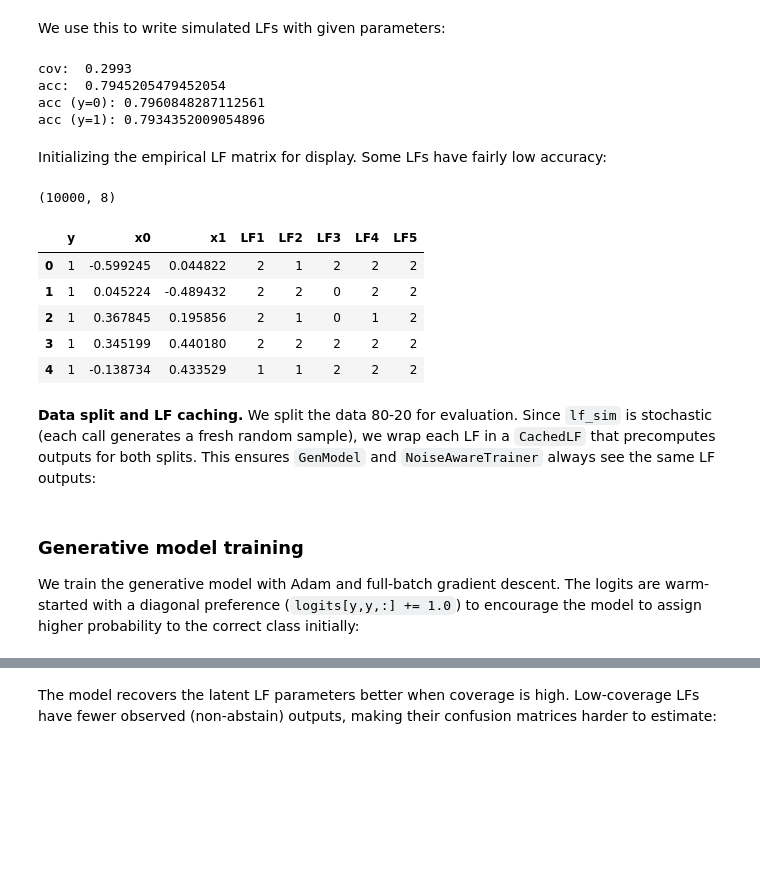
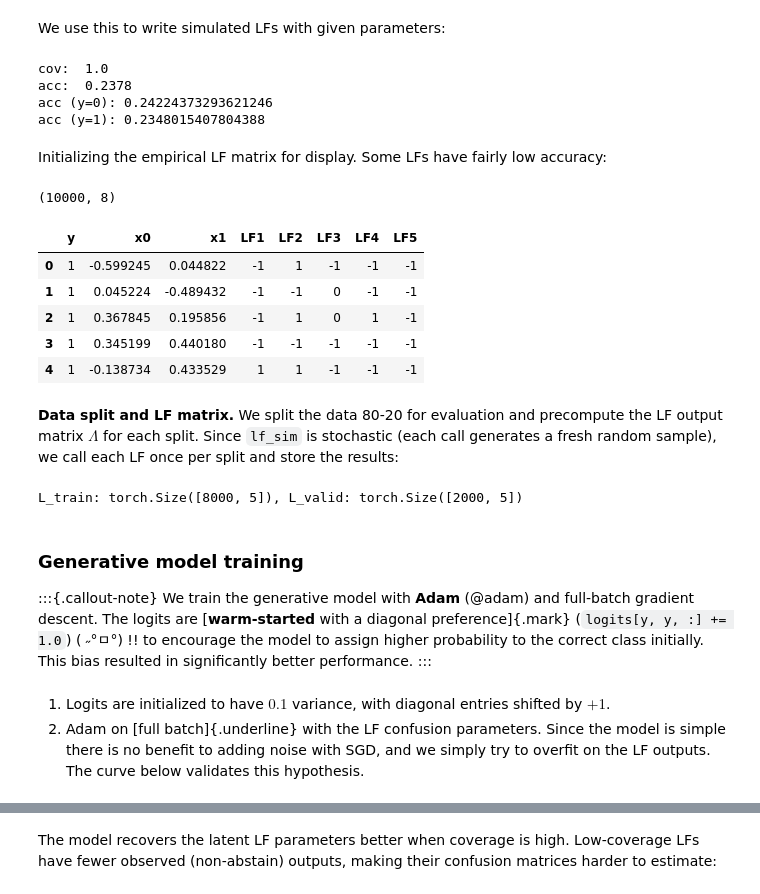
Before and after one commit to particle1331/ai-notebooks, a Jupyter notebook: notebooks/tooling/10-weak-supervision.ipynb, the cells around one changed output, grey strips where cells are left out. Saved outputs shown, nothing was run; the diff lists cells and outputs as text; code cells hidden in the pictures; blank space fills up the shorter version.

Commit message:
Remove caching

```diff
--- a/notebooks/tooling/10-weak-supervision.ipynb
+++ b/notebooks/tooling/10-weak-supervision.ipynb
@@ -211,27 +227,23 @@ torch.manual_seed(1)
 K = 2  # number of classes
 n = 4  # number of LFs
 
-# Example LF output matrix: values in {0, 1, ..., K} where K = abstain
-L = torch.tensor([
-    [0, K,  1,  1],
-    [1, 0,  0,  K],
-])
-
 # Confusion matrix logits: shape (K, K, n) — non-abstain entries
 # C_logits[y, k, j] is the unnormalized log-weight for P(λ_j = k | Y = y)
 C_logits = torch.randn(K, K, n)
 
 # Convert to probabilities via softmax-like normalization
-# For each (y, j): we have K logits for classes 0..K-1
-# p_class[y, k, j] = exp(logit) / (1 + sum(exp(logits)))  — abstain gets the residual
-exp_logits = torch.exp(C_logits)                    # (K, K, n)
-denom = 1 + exp_logits.sum(dim=1, keepdim=True)     # (K, 1, n)
-p_class = exp_logits / denom                         # (K, K, n) — P(λ=k | y) for k in {0,...,K-1}
-p_abstain = 1.0 / denom                             # (K, 1, n) — P(λ=K | y)
+# For each (y, :, j) we have K logits for classes 0...K-1
+exp_logits = torch.exp(C_logits)                      # (K, K, n)
+denom = 1.0 + exp_logits.sum(dim=1, keepdim=True)     # (K, 1, n)  exp(0) = 1 for abstain
+p_classes = exp_logits / denom                        # (K, K, n)  P(λ=k | y) for k in {0,...,K-1}
+p_abstain = 1.0 / denom                               # 1 for abstain entry
 
-# Full confusion matrix: (K, K+1, n) — columns: [class 0, ..., class K-1, abstain]
-C = torch.cat([p_class, p_abstain], dim=1)           # (K, K+1, n)
+# Full confusion matrix: (K, K+1, n)
+C = torch.cat([p_classes, p_abstain], dim=1)          # (K, K+1, n)
+
+# Challenge: read off the LF accuracies from C
 print("Confusion matrix shape:", C.shape)
-print("Row sums (should be 1):", C.sum(dim=1))
+print(C)
+print(C.sum(dim=1).numpy().sum())   # ~8 (2 targets x 4 LFs)
 # %% [output]
 Confusion matrix shape: torch.Size([2, 3, 4])
@@ -358,8 +385,8 @@ def lf_sim(coverage, accuracy):
         y = (torch.sqrt((x ** 2).sum(dim=1)) >= 0.25).long()  # 0 or 1
         abstain_mask = torch.rand(m) >= coverage
         flip_mask = torch.rand(m) >= accuracy
-        y[flip_mask] = 1 - y[flip_mask]  # flip label
-        y[abstain_mask] = K               # abstain
+        y[flip_mask] = 1 - y[flip_mask]    # flip label
+        y[abstain_mask] = -1               # abstain
         return y
     return predict
 
@@ -371,34 +398,34 @@ print("acc: ", (p[fired] == y_true[fired]).mean())
 print("acc (y=0):", (p[fired & (y_true == 0)] == y_true[fired & (y_true == 0)]).mean())
 print("acc (y=1):", (p[fired & (y_true == 1)] == y_true[fired & (y_true == 1)]).mean())
 # %% [output]
-cov:  0.2993
-acc:  0.7945205479452054
-acc (y=0): 0.7960848287112561
-acc (y=1): 0.7934352009054896
+cov:  1.0
+acc:  0.2378
+acc (y=0): 0.24224373293621246
+acc (y=1): 0.2348015407804388
 # %% [markdown]
 Initializing the empirical LF matrix for display. Some LFs have fairly low accuracy:
 # %%
 lf_params = [(0.30, 0.75), (0.50, 0.65), (0.40, 0.70), (0.20, 0.80), (0.25, 0.90)]
-labeling_funcs_raw = [lf_sim(*param) for param in lf_params]
+labeling_funcs = [lf_sim(*param) for param in lf_params]
 
 df = pd.DataFrame({"y": y_true})
 df["x0"] = x[:, 0].numpy()
 df["x1"] = x[:, 1].numpy()
-for j, lf in enumerate(labeling_funcs_raw):
+for j, lf in enumerate(labeling_funcs):
     df[f"LF{j + 1}"] = lf(x).int().numpy()
 
 print(df.shape)
 df.head()
 # %% [output]
 (10000, 8)
 |  | y | x0 | x1 | LF1 | LF2 | LF3 | LF4 | LF5 |
-| 0 | 1 | -0.599245 | 0.044822 | 2 | 1 | 2 | 2 | 2 |
-| 1 | 1 | 0.045224 | -0.489432 | 2 | 2 | 0 | 2 | 2 |
-| 2 | 1 | 0.367845 | 0.195856 | 2 | 1 | 0 | 1 | 2 |
-| 3 | 1 | 0.345199 | 0.440180 | 2 | 2 | 2 | 2 | 2 |
-| 4 | 1 | -0.138734 | 0.433529 | 1 | 1 | 2 | 2 | 2 |
+| 0 | 1 | -0.599245 | 0.044822 | -1 | 1 | -1 | -1 | -1 |
+| 1 | 1 | 0.045224 | -0.489432 | -1 | -1 | 0 | -1 | -1 |
+| 2 | 1 | 0.367845 | 0.195856 | -1 | 1 | 0 | 1 | -1 |
+| 3 | 1 | 0.345199 | 0.440180 | -1 | -1 | -1 | -1 | -1 |
+| 4 | 1 | -0.138734 | 0.433529 | 1 | 1 | -1 | -1 | -1 |
 # %% [markdown]
-**Data split and LF caching.** We split the data 80-20 for evaluation. Since `lf_sim` is stochastic (each call generates a fresh random sample), we wrap each LF in a `CachedLF` that precomputes outputs for both splits. This ensures `GenModel` and `NoiseAwareTrainer` always see the same LF outputs:
+**Data split and LF matrix.** We split the data 80-20 for evaluation and precompute the LF output matrix $\Lambda$ for each split. Since `lf_sim` is stochastic (each call generates a fresh random sample), we call each LF once per split and store the results:
 # %%
 # 80-20
 SPLIT_RATIO = 0.80
@@ -409,22 +436,21 @@ y_train = torch.tensor(y_true[:int(SPLIT_RATIO * m)])
 y_valid = torch.tensor(y_true[int(SPLIT_RATIO * m):])
 
 
-class CachedLF:
-    """Precomputes LF outputs for known datasets, ensuring determinism."""
-
-    def __init__(self, lf_func, *datasets):
-        self._cache = {}
-        for ds in datasets:
-            self._cache[len(ds)] = lf_func(ds)
-
-    def __call__(self, x):
-        return self._cache[len(x)]
+def build_L(labeling_funcs, x):
+    """Build LF output matrix from labeling functions. Shape: (m, N)."""
+    return torch.stack([lf(x) for lf in labeling_funcs], dim=1).long()
 
 
-labeling_funcs = [CachedLF(lf, x_train, x_valid) for lf in labeling_funcs_raw]
+L_train = build_L(labeling_funcs, x_train)
+L_valid = build_L(labeling_funcs, x_valid)
+print(f"L_train: {L_train.shape}, L_valid: {L_valid.shape}")
+# %% [output]
+L_train: torch.Size([8000, 5]), L_valid: torch.Size([2000, 5])
 # %% [markdown]
 ### Generative model training
 
-We train the generative model with Adam and full-batch gradient descent. The logits are warm-started with a diagonal preference (`logits[y,y,:] += 1.0`) to encourage the model to assign higher probability to the correct class initially:
+:::{.callout-note}
+We train the generative model with **Adam** (@adam) and full-batch gradient descent. The logits are [**warm-started** with a diagonal preference]{.mark} (`logits[y, y, :] += 1.0`) ( ˶°ㅁ°) !! to encourage the model to assign higher probability to the correct class initially. This bias resulted in significantly better performance.
+:::
 # %%
 class GenModel:
@@ -518,2 +540,5 @@ history = gen_model.fit(x_train, x_valid, epochs=5000, lr=0.01)
+# %% [markdown]
+1. Logits are initialized to have $0.1$ variance, with diagonal entries shifted by $+1$.
+2. Adam on [full batch]{.underline} with the LF confusion parameters. Since the model is simple there is no benefit to adding noise with SGD, and we simply try to overfit on the LF outputs. The curve below validates this hypothesis.
 # %%
 #| code-fold: true
```
Also changed, not shown: parts of 54 cells of this notebook, 1 other file.
